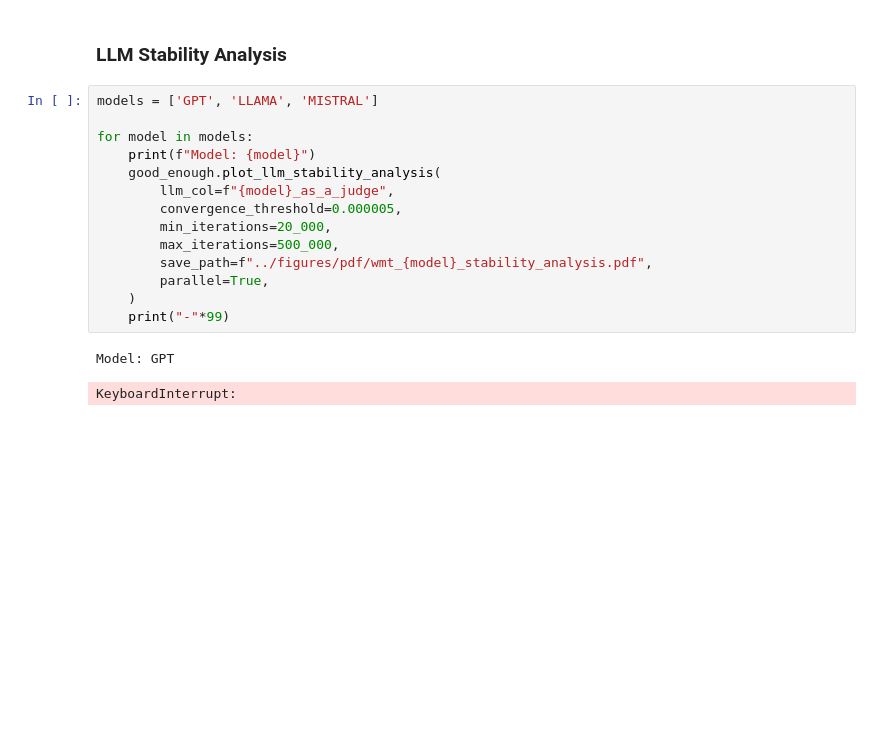
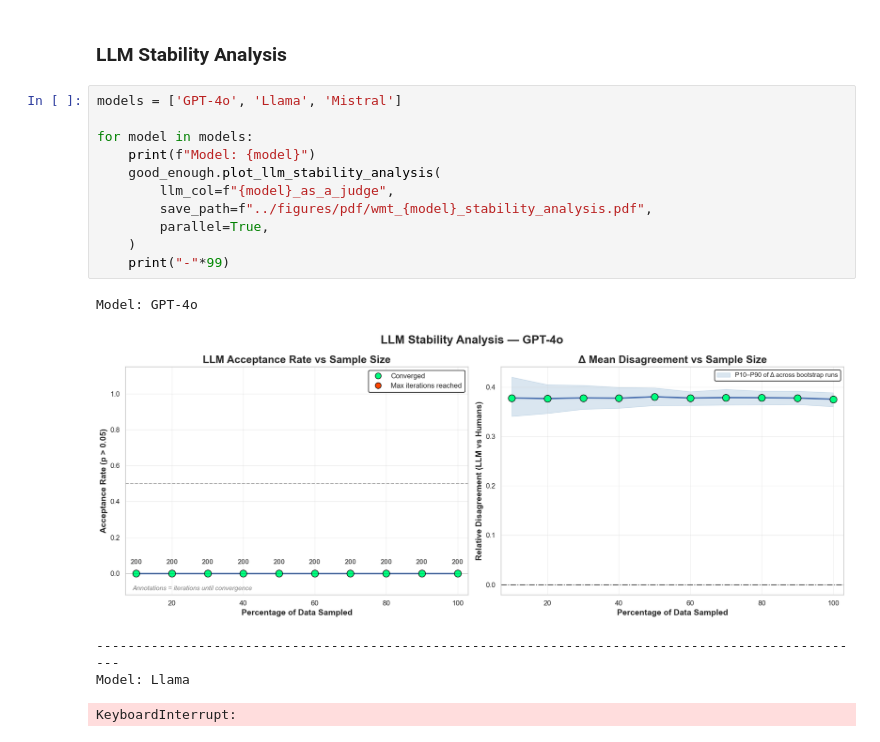
Before and after one commit to Ocean-code-1995/llm-judge-good-enough, a Jupyter notebook: benchmarks/wmt-human/src/analysis.ipynb, the cells around one changed output. Saved outputs shown, nothing was run; the diff lists cells and outputs as text; blank space fills up the shorter version.

```diff
--- a/benchmarks/wmt-human/src/analysis.ipynb
+++ b/benchmarks/wmt-human/src/analysis.ipynb
@@ -236,19 +227,19 @@ good_enough.plot_human_stability_analysis(
 # %% [markdown]
 ### LLM Stability Analysis
 # %%
-models = ['GPT', 'LLAMA', 'MISTRAL']
+models = ['GPT-4o', 'Llama', 'Mistral']
 
 for model in models:
     print(f"Model: {model}")
     good_enough.plot_llm_stability_analysis(
         llm_col=f"{model}_as_a_judge",
-        convergence_threshold=0.000005,
-        min_iterations=20_000,
-        max_iterations=500_000,
         save_path=f"../figures/pdf/wmt_{model}_stability_analysis.pdf",
         parallel=True,
     )
     print("-"*99)
 # %% [output]
-Model: GPT
+Model: GPT-4o
+[figure, added]
-KeyboardInterrupt:
+---------------------------------------------------------------------------------------------------
+Model: Llama
+KeyboardInterrupt:
```
Also changed, not shown: parts of 5 cells of this notebook, 24 other files.
